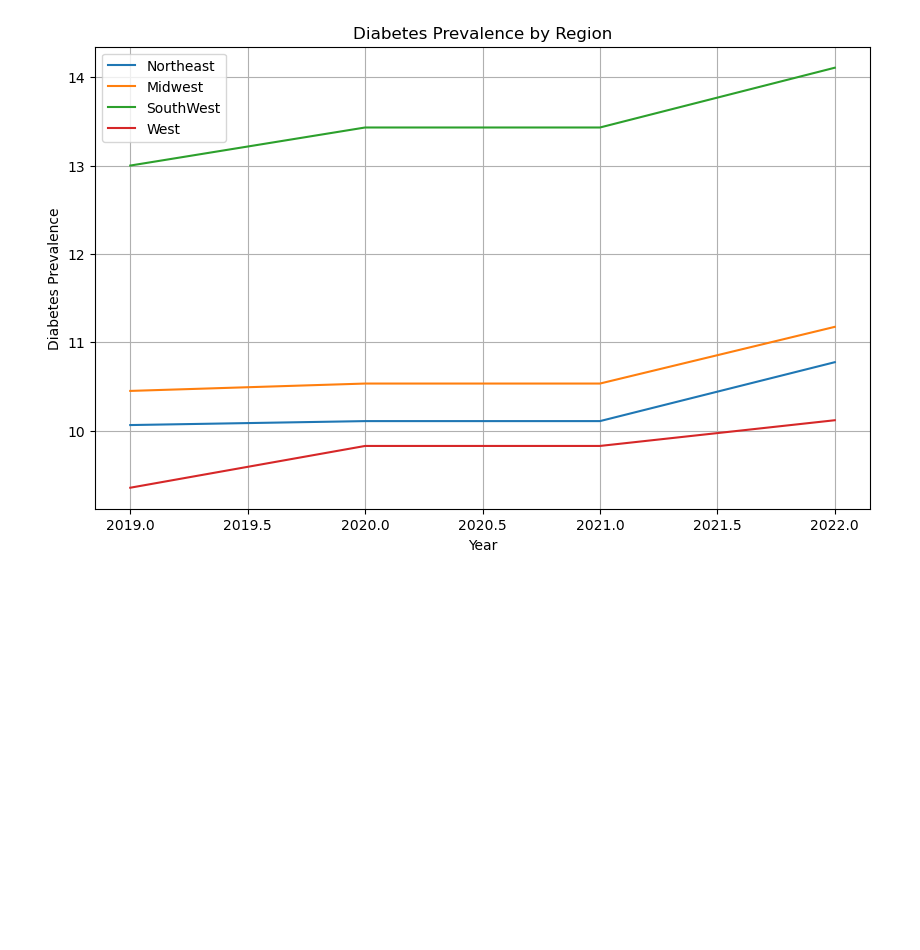
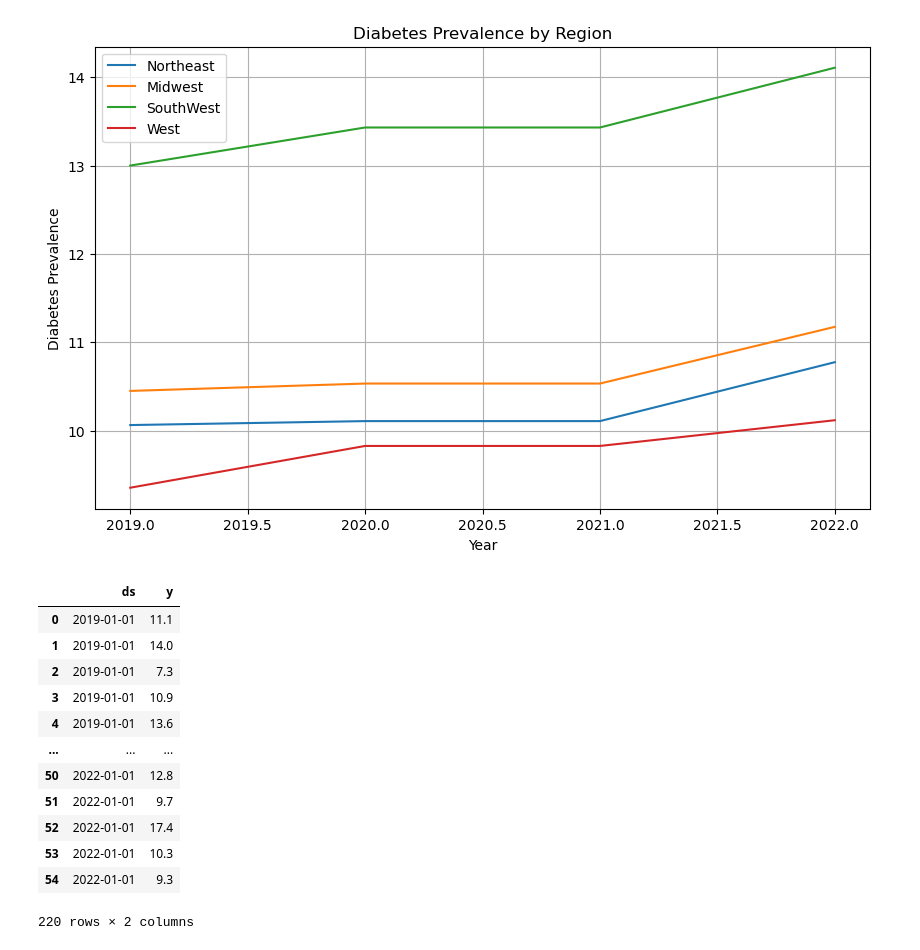
Before and after one commit to jjmccarty/project1_diabetes_outcomes, a Jupyter notebook: data.ipynb, the cells around one changed output. Drawn from its saved outputs; the diff is of its cells as text; code cells hidden in the pictures; blank space fills up the shorter version.

```diff
--- a/data.ipynb
+++ b/data.ipynb
@@ -139,0 +151,16 @@ plt.show()
+# %%
+df_prophet
+# %% [output]
+|  | ds | y |
+| 0 | 2019-01-01 | 11.1 |
+| 1 | 2019-01-01 | 14.0 |
+| 2 | 2019-01-01 | 7.3 |
+| 3 | 2019-01-01 | 10.9 |
+| 4 | 2019-01-01 | 13.6 |
+| ... | ... | ... |
+| 50 | 2022-01-01 | 12.8 |
+| 51 | 2022-01-01 | 9.7 |
+| 52 | 2022-01-01 | 17.4 |
+| 53 | 2022-01-01 | 10.3 |
+| 54 | 2022-01-01 | 9.3 |
+220 rows × 2 columns
```
Also changed, not shown: parts of 8 cells of this notebook.
